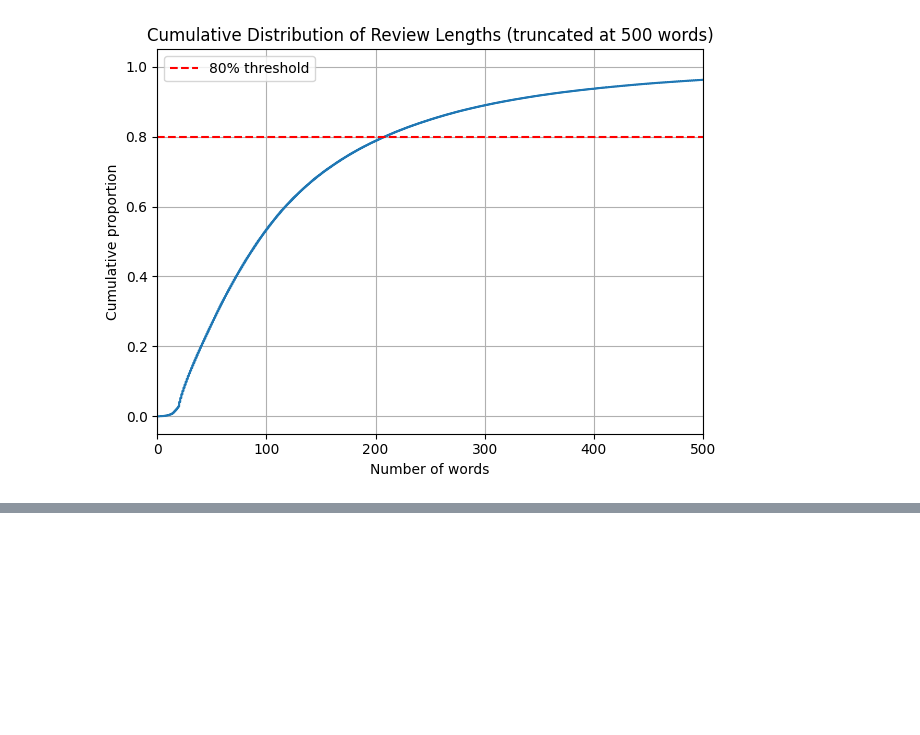
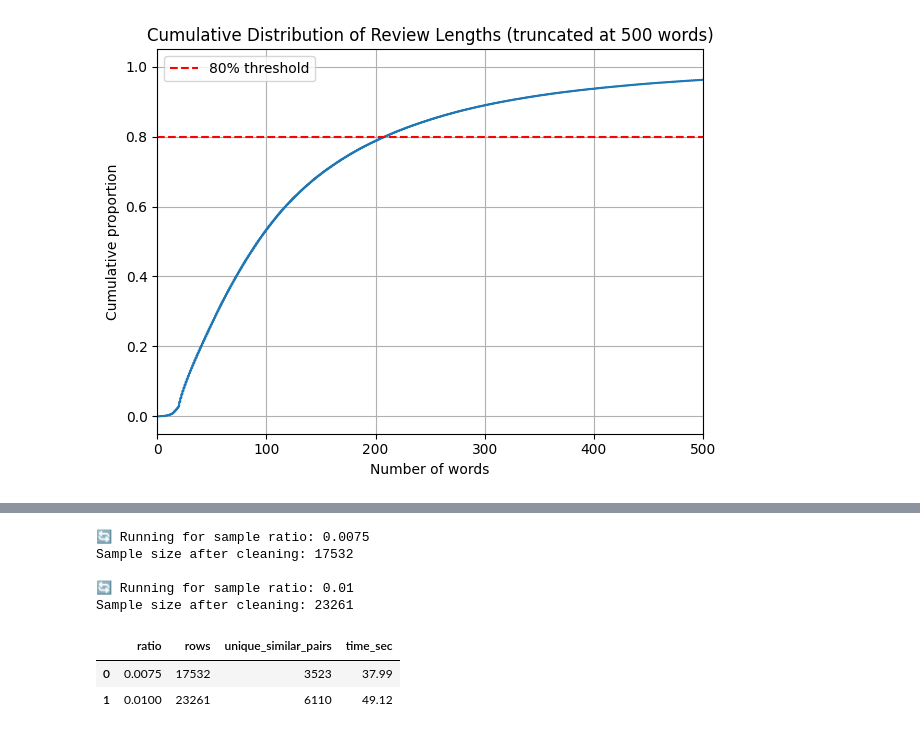
Before and after one commit to hmente/finding-similar-items, a Jupyter notebook: FindingSimilarItems.ipynb, the cells around one changed output, grey strips where cells are left out. Saved outputs shown, nothing was run; the diff lists cells and outputs as text; code cells hidden in the pictures; blank space fills up the shorter version.

```diff
--- a/FindingSimilarItems.ipynb
+++ b/FindingSimilarItems.ipynb
@@ -234,0 +201,24 @@ Actual Jaccard Similarity: 0.173
+# %%
+import time
+
+def find_similar_pairs(sample_cleaned: pd.DataFrame, num_perm=64, threshold=0.5):
+    lsh = MinHashLSH(threshold=threshold, num_perm=num_perm)
+    min_hashes = {}
+
+    start = time.time()
+
+    for i, row in sample_cleaned.iterrows():
+        m = create_minhash(get_shingles(row["clean_text"]), num_perm)
+        min_hashes[f"doc_{i}"] = m
+        lsh.insert(f"doc_{i}", m)
+
+    similar_pairs = set()
+    for i in range(len(sample_cleaned)):
+        result = lsh.query(min_hashes[f"doc_{i}"])
+        for match in result:
+            j = int(match.split("_")[1])
+            if i < j:
+                similar_pairs.add((i, j))
+
+    duration = round(time.time() - start, 2)
+    return similar_pairs, duration
@@ -234,0 +275,28 @@ Actual Jaccard Similarity: 0.173
+# %%
+def run_scalability_experiment(ratios, df, num_perm=64, threshold=0.5):
+    results = []
+
+    for ratio in ratios:
+        print(f"\n🔄 Running for sample ratio: {ratio}")
+        sample = df.sample(frac=ratio, random_state=42).copy()
+
+        sample_cleaned = preprocess_reviews(sample)
+        print(f"Sample size after cleaning: {len(sample_cleaned)}")
+
+        similar_pairs, duration = find_similar_pairs(sample_cleaned, num_perm, threshold)
+        results.append((ratio, len(sample_cleaned), len(similar_pairs), duration))
+
+    return pd.DataFrame(results, columns=["ratio", "rows", "unique_similar_pairs", "time_sec"])
+# %%
+ratios = [0.0075, 0.01]
+scalability_df = run_scalability_experiment(ratios, df)
+scalability_df
+# %% [output]
+🔄 Running for sample ratio: 0.0075
+Sample size after cleaning: 17532
+
+🔄 Running for sample ratio: 0.01
+Sample size after cleaning: 23261
+|  | ratio | rows | unique_similar_pairs | time_sec |
+| 0 | 0.0075 | 17532 | 3523 | 37.99 |
+| 1 | 0.0100 | 23261 | 6110 | 49.12 |
```
Also changed, not shown: parts of 18 cells of this notebook, 5 other files.
